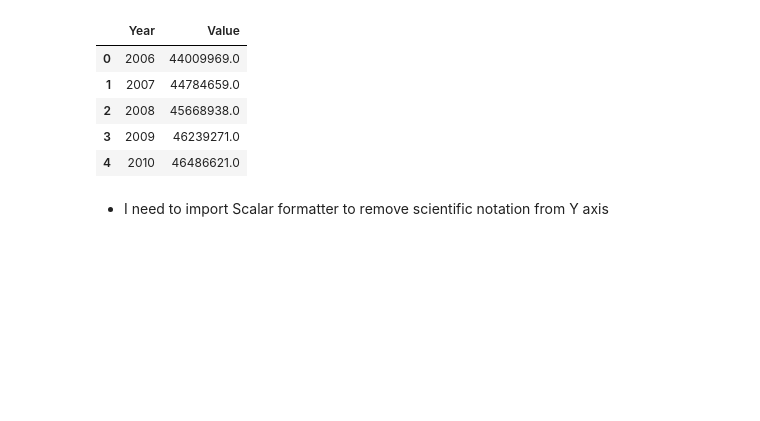
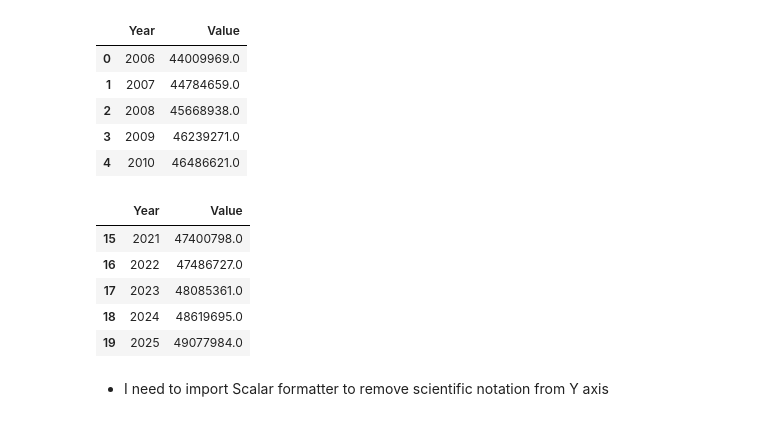
Before and after one commit to Pablo-source/ML-using-Python, a Jupyter notebook: Seaborn_gallery/02_percent_barplot_population_nationality_win_os.ipynb, the cells around one changed output. Saved outputs shown, nothing was run; the diff lists cells and outputs as text; code cells hidden in the pictures; blank space fills up the shorter version.

```diff
--- a/Seaborn_gallery/02_percent_barplot_population_nationality_win_os.ipynb
+++ b/Seaborn_gallery/02_percent_barplot_population_nationality_win_os.ipynb
@@ -347,6 +347,15 @@ total.head()
 | 2 | 2008 | 45668938.0 |
 | 3 | 2009 | 46239271.0 |
 | 4 | 2010 | 46486621.0 |
+# %%
+total.tail()
+# %% [output]
+|  | Year | Value |
+| 15 | 2021 | 47400798.0 |
+| 16 | 2022 | 47486727.0 |
+| 17 | 2023 | 48085361.0 |
+| 18 | 2024 | 48619695.0 |
+| 19 | 2025 | 49077984.0 |
 # %% [markdown]
 - I need to import Scalar formatter to remove scientific notation from Y axis
 # %%
```
Also changed, not shown: parts of 5 cells of this notebook.
